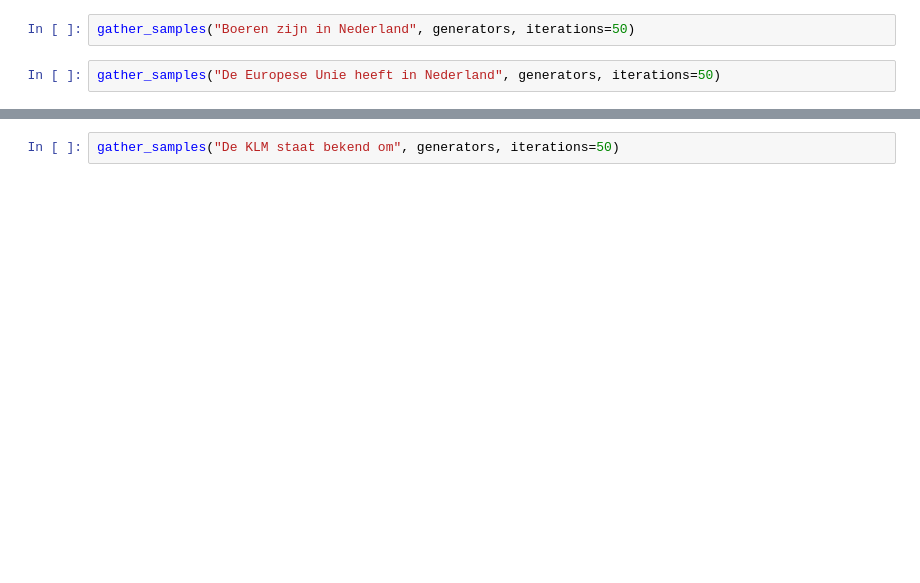
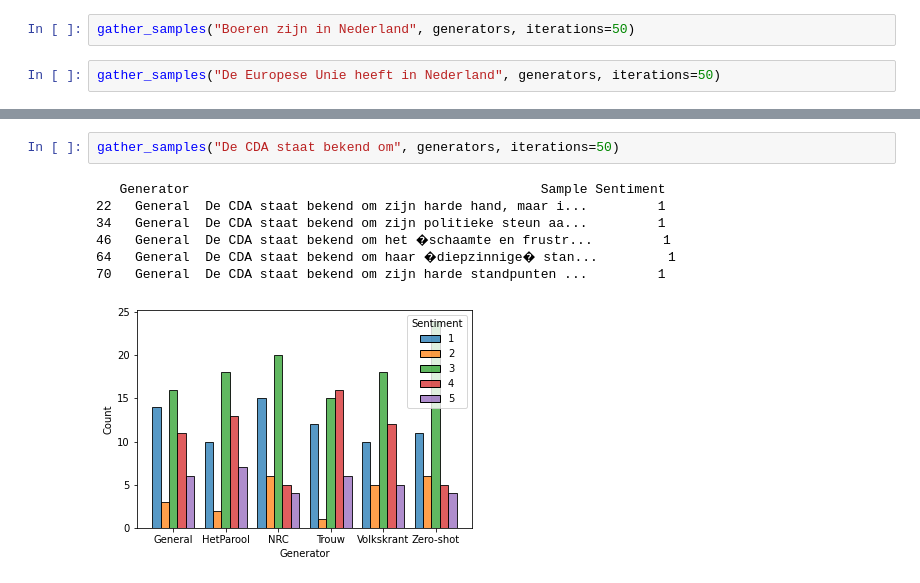
Before and after one commit to Chris-Congleton/MSc-Thesis, a Jupyter notebook: Analysis/TextGeneration.ipynb, the cells around one changed output, grey strips where cells are left out. Cells and saved outputs as stored; diff of their text form; blank space fills up the shorter version.

```diff
--- a/Analysis/TextGeneration.ipynb
+++ b/Analysis/TextGeneration.ipynb
@@ -2027,2 +2067,10 @@ gather_samples("Shell staat bekend om", generators, iterations=50)
 # %%
-gather_samples("De KLM staat bekend om", generators, iterations=50)
+gather_samples("De CDA staat bekend om", generators, iterations=50)
+# %% [output]
+   Generator                                             Sample Sentiment
+22   General  De CDA staat bekend om zijn harde hand, maar i...         1
+34   General  De CDA staat bekend om zijn politieke steun aa...         1
+46   General  De CDA staat bekend om het �schaamte en frustr...         1
+64   General  De CDA staat bekend om haar �diepzinnige� stan...         1
+70   General  De CDA staat bekend om zijn harde standpunten ...         1
+[figure, added]
```
Also changed, not shown: parts of 10 cells of this notebook.
